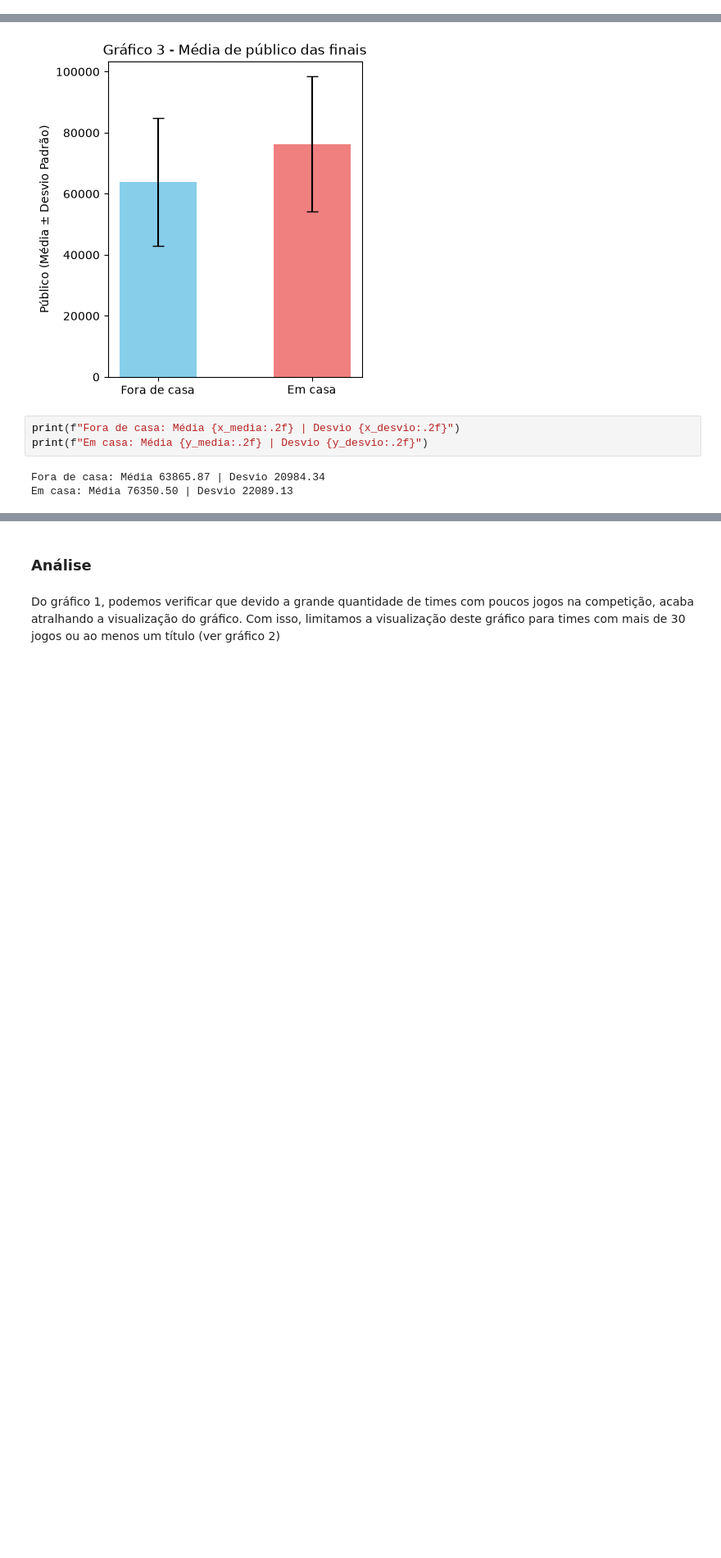
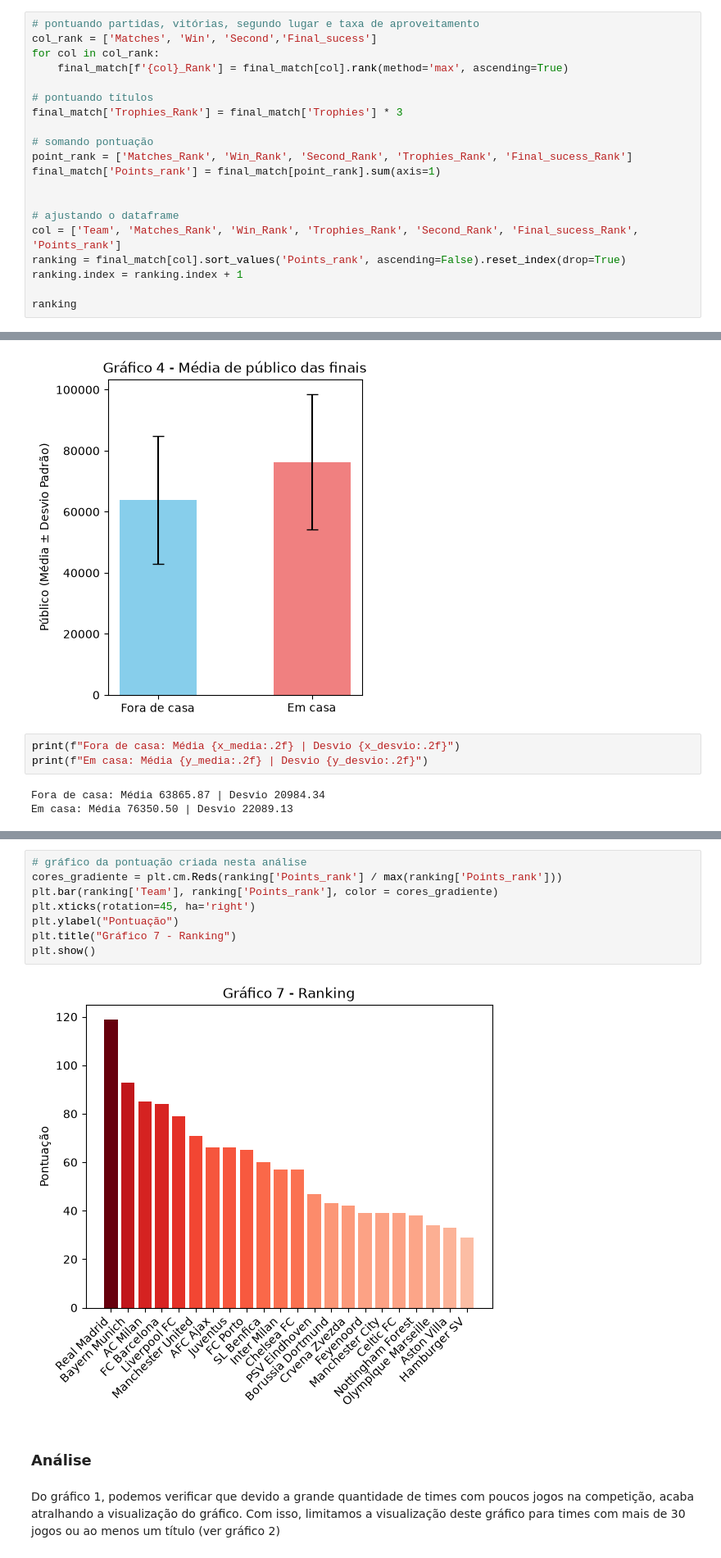
Before and after one commit to dutakeuchi/Champions_league, a Jupyter notebook: Champions.ipynb, the cells around one changed output, grey strips where cells are left out. Shown at 82% size. Cells and saved outputs as stored; diff of their text form; blank space fills up the shorter version.

Commit message:
criação de sistema de pontuação e novo gráfico da pontuação

```diff
--- a/Champions.ipynb
+++ b/Champions.ipynb
@@ -306,0 +354,20 @@ final_match.sort_values(by=['Final_sucess','Second'])
+# %%
+# pontuando partidas, vitórias, segundo lugar e taxa de aproveitamento
+col_rank = ['Matches', 'Win', 'Second','Final_sucess']
+for col in col_rank:
+    final_match[f'{col}_Rank'] = final_match[col].rank(method='max', ascending=True)
+
+# pontuando títulos
+final_match['Trophies_Rank'] = final_match['Trophies'] * 3
+
+# somando pontuação
+point_rank = ['Matches_Rank', 'Win_Rank', 'Second_Rank', 'Trophies_Rank', 'Final_sucess_Rank']
+final_match['Points_rank'] = final_match[point_rank].sum(axis=1)
+
+
+# ajustando o dataframe
+col = ['Team', 'Matches_Rank', 'Win_Rank', 'Trophies_Rank', 'Second_Rank', 'Final_sucess_Rank', 'Points_rank']
+ranking = final_match[col].sort_values('Points_rank', ascending=False).reset_index(drop=True)
+ranking.index = ranking.index + 1
+
+ranking
@@ -405,6 +490,16 @@ plt.title("Gráfico 5 - Quantidade de títulos por país")
 plt.show()
 # %% [output]
 [figure]
+# %%
+# gráfico da pontuação criada nesta análise
+cores_gradiente = plt.cm.Reds(ranking['Points_rank'] / max(ranking['Points_rank']))
+plt.bar(ranking['Team'], ranking['Points_rank'], color = cores_gradiente)
+plt.xticks(rotation=45, ha='right')
+plt.ylabel("Pontuação")
+plt.title("Gráfico 7 - Ranking")
+plt.show()
+# %% [output]
+[figure, added]
 # %% [markdown]
 ### Análise
 # %% [markdown]
```
Also changed, not shown: parts of 21 cells of this notebook, 1 other file.
